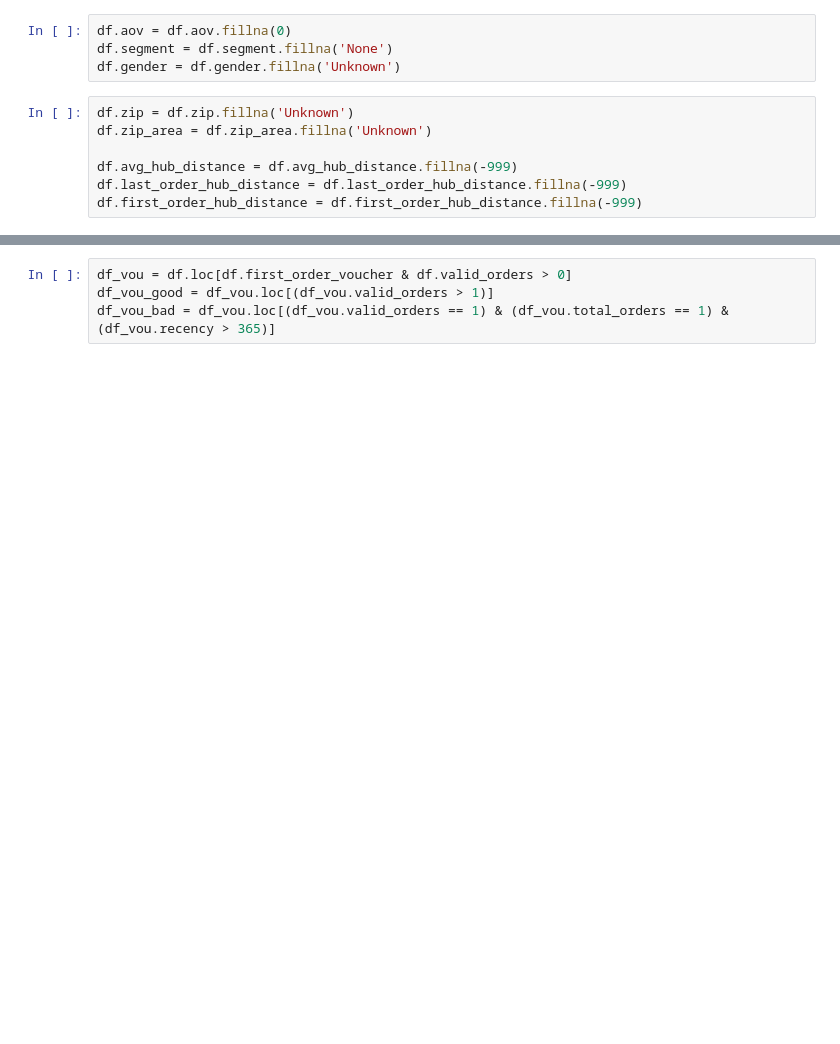
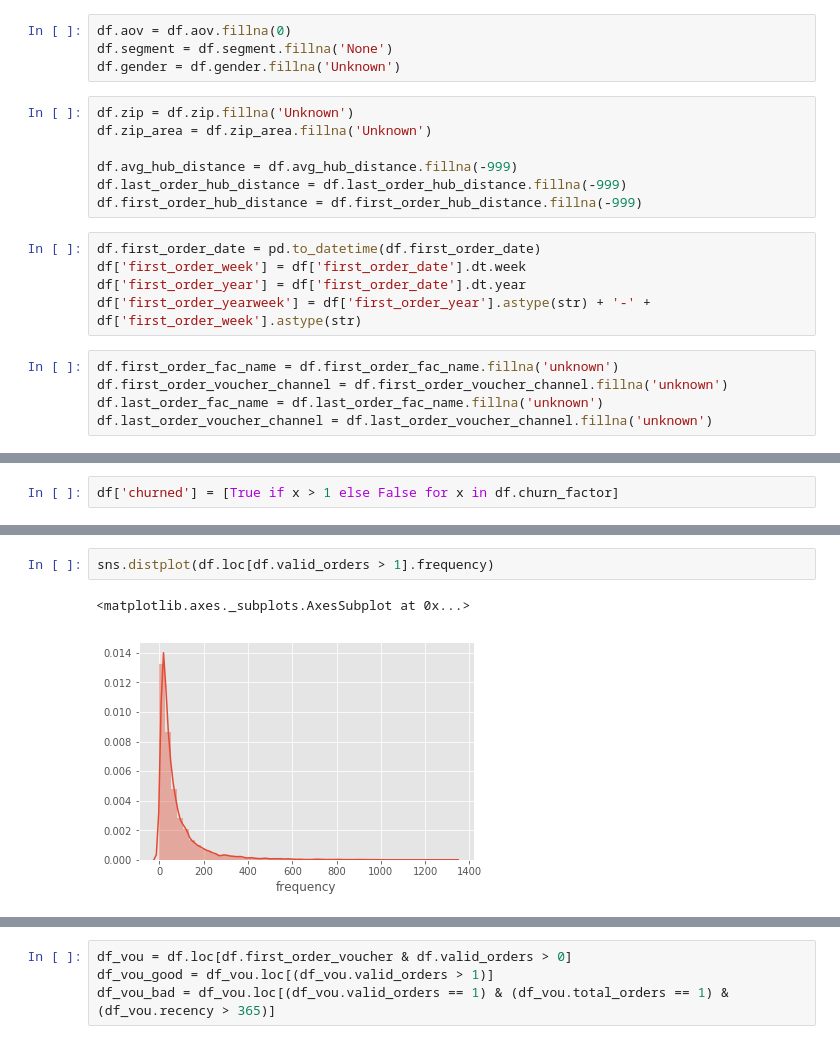
Before and after one commit to zipjet/bi-churn-analysis, a Jupyter notebook: bad_customers_analysis.ipynb, the cells around one changed output, grey strips where cells are left out. Saved outputs shown, nothing was run; the diff lists cells and outputs as text; blank space fills up the shorter version.

```diff
--- a/bad_customers_analysis.ipynb
+++ b/bad_customers_analysis.ipynb
@@ -87,6 +89,16 @@ df.zip_area = df.zip_area.fillna('Unknown')
 df.avg_hub_distance = df.avg_hub_distance.fillna(-999)
 df.last_order_hub_distance = df.last_order_hub_distance.fillna(-999)
 df.first_order_hub_distance = df.first_order_hub_distance.fillna(-999)
+# %%
+df.first_order_date = pd.to_datetime(df.first_order_date)
+df['first_order_week'] = df['first_order_date'].dt.week
+df['first_order_year'] = df['first_order_date'].dt.year
+df['first_order_yearweek'] = df['first_order_year'].astype(str) + '-' +  df['first_order_week'].astype(str)
+# %%
+df.first_order_fac_name = df.first_order_fac_name.fillna('unknown')
+df.first_order_voucher_channel = df.first_order_voucher_channel.fillna('unknown')
+df.last_order_fac_name = df.last_order_fac_name.fillna('unknown')
+df.last_order_voucher_channel = df.last_order_voucher_channel.fillna('unknown')
 # %%
 nans = df.isnull().sum()
 nans[nans > 0].sort_values(ascending = False)
@@ -98,0 +107,2 @@ dtype: int64
+# %%
+df['churned'] = [True if x > 1 else False for x in df.churn_factor]
@@ -98,0 +121,5 @@ dtype: int64
+# %%
+sns.distplot(df.loc[df.valid_orders > 1].frequency)
+# %% [output]
+<matplotlib.axes._subplots.AxesSubplot at 0x...>
+[figure, added]
```
Also changed, not shown: parts of 68 cells of this notebook, 1 other file.
